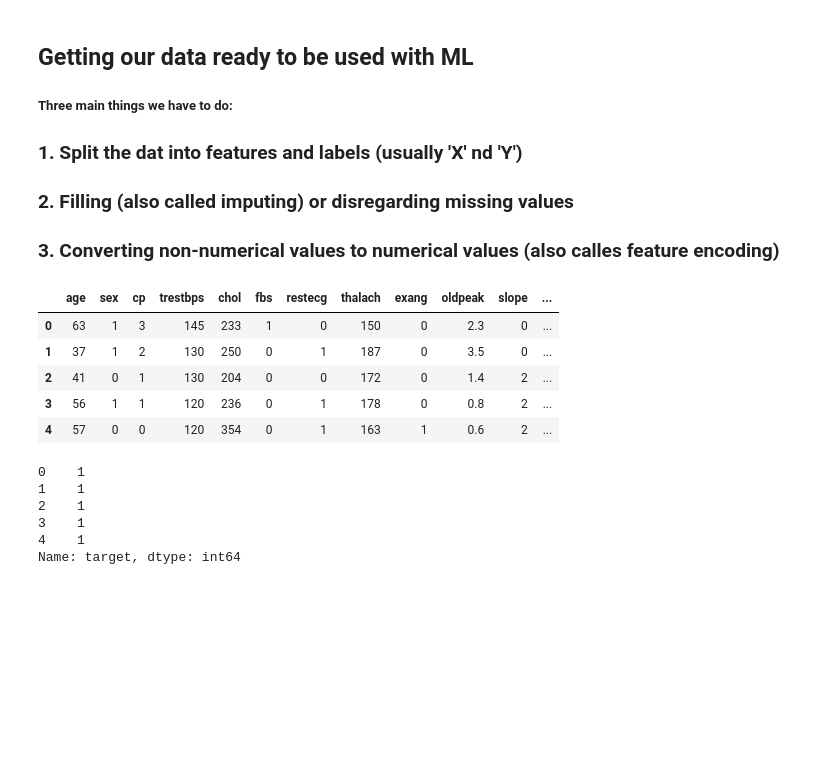
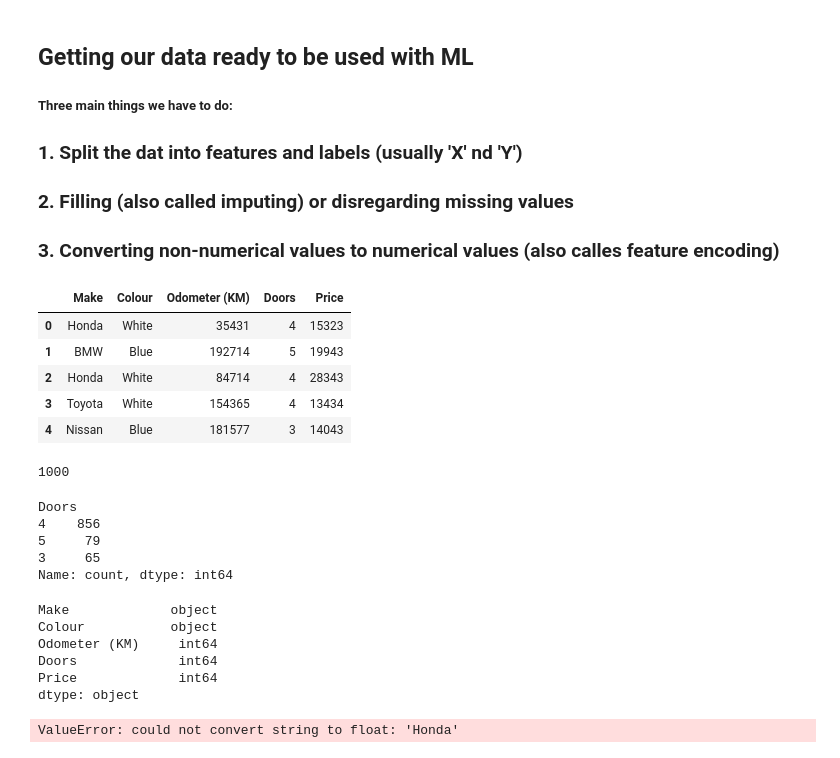
Before and after one commit to kanikaguptakk/ml_self-projects, a Jupyter notebook: regresion prob 1.ipynb, the cells around one changed output. Cells and saved outputs as stored; diff of their text form; code cells hidden in the pictures; blank space fills up the shorter version.

```diff
--- a/regresion prob 1.ipynb
+++ b/regresion prob 1.ipynb
@@ -221,23 +4,37 @@ loaded_model.score(X_test, Y_test)
 ### 1. Split the dat into features and labels (usually 'X' nd 'Y')
 ### 2. Filling (also called imputing) or disregarding missing values
 ### 3. Converting non-numerical values to numerical values (also calles feature encoding)
-# %%
-X= heart_disease.drop("target", axis=1)
-X.head()
-# %% [output]
-|  | age | sex | cp | trestbps | chol | fbs | restecg | thalach | exang | oldpeak | slope | ... |
-| 0 | 63 | 1 | 3 | 145 | 233 | 1 | 0 | 150 | 0 | 2.3 | 0 | ... |
-| 1 | 37 | 1 | 2 | 130 | 250 | 0 | 1 | 187 | 0 | 3.5 | 0 | ... |
-| 2 | 41 | 0 | 1 | 130 | 204 | 0 | 0 | 172 | 0 | 1.4 | 2 | ... |
-| 3 | 56 | 1 | 1 | 120 | 236 | 0 | 1 | 178 | 0 | 0.8 | 2 | ... |
-| 4 | 57 | 0 | 0 | 120 | 354 | 0 | 1 | 163 | 1 | 0.6 | 2 | ... |
-# %%
-Y=heart_disease["target"]
-Y.head()
-# %% [output]
-0    1
-1    1
-2    1
-3    1
-4    1
-Name: target, dtype: int64
+# %%
+import pandas as pd
+import numpy as np
+from sklearn.model_selection import train_test_split
+car_sales=pd.read_csv("data/car-sales-extended.csv")
+car_sales.head(5)
+# %% [output]
+|  | Make | Colour | Odometer (KM) | Doors | Price |
+| 0 | Honda | White | 35431 | 4 | 15323 |
+| 1 | BMW | Blue | 192714 | 5 | 19943 |
+| 2 | Honda | White | 84714 | 4 | 28343 |
+| 3 | Toyota | White | 154365 | 4 | 13434 |
+| 4 | Nissan | Blue | 181577 | 3 | 14043 |
+# %%
+len(car_sales)
+# %% [output]
+1000
+# %%
+car_sales["Doors"].value_counts()        # Doors will treated as categories
+# %% [output]
+Doors
+4    856
+5     79
+3     65
+Name: count, dtype: int64
+# %%
+car_sales.dtypes
+# %% [output]
+Make             object
+Colour           object
+Odometer (KM)     int64
+Doors             int64
+Price             int64
+dtype: object
@@ -243,0 +48,9 @@ Name: target, dtype: int64
+# %%
+# Build ml model
+from sklearn.ensemble import RandomForestRegressor
+# we want to predict a number that'why using regressor
+model= RandomForestRegressor()     # create a model
+model.fit(X_train, Y_train)
+model.score(X_test, Y_test)
+# %% [output]
+ValueError: could not convert string to float: 'Honda'
```
Also changed, not shown: parts of 31 cells of this notebook, 7 other files.
